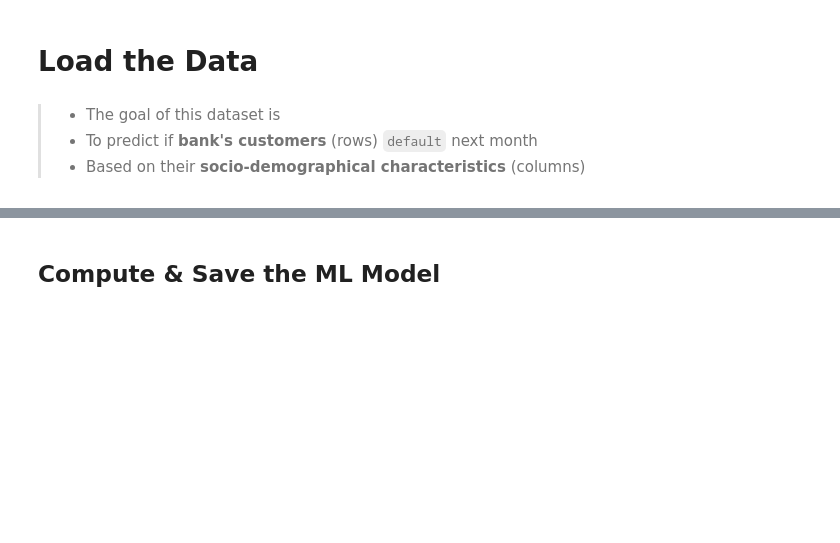
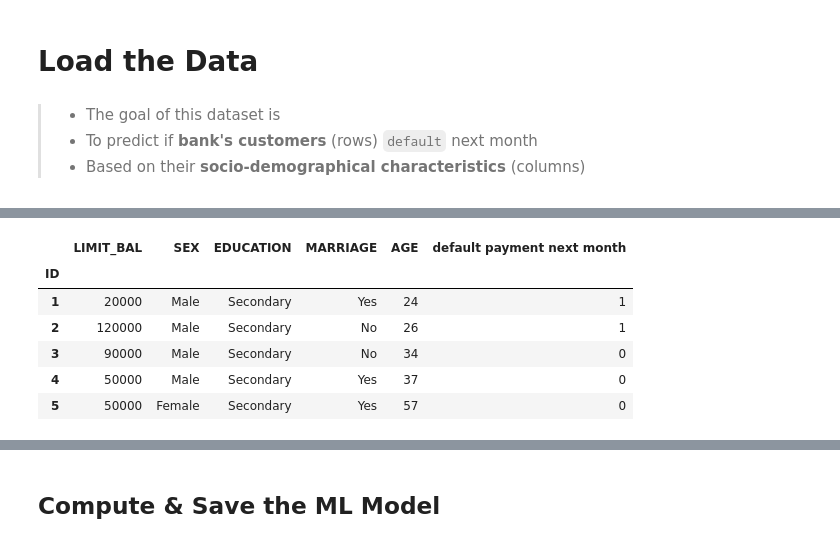
Before and after one commit to apoboldon/machine-learning-program, a Jupyter notebook: 01_Web Development & Machine Learning Deployment/01session_ml-deployment.ipynb, the cells around one changed output, grey strips where cells are left out. Drawn from its saved outputs; the diff is of its cells as text; code cells hidden in the pictures; blank space fills up the shorter version.

```diff
--- a/01_Web Development & Machine Learning Deployment/01session_ml-deployment.ipynb
+++ b/01_Web Development & Machine Learning Deployment/01session_ml-deployment.ipynb
@@ -60,2 +60,14 @@ df.sample(10)
+# %%
+dfbase = df.copy()
+# %%
+dfbase.head()
+# %% [output]
+|  | LIMIT_BAL | SEX | EDUCATION | MARRIAGE | AGE | default payment next month |
+| ID |  |  |  |  |  |  |
+| 1 | 20000 | Male | Secondary | Yes | 24 | 1 |
+| 2 | 120000 | Male | Secondary | No | 26 | 1 |
+| 3 | 90000 | Male | Secondary | No | 34 | 0 |
+| 4 | 50000 | Male | Secondary | Yes | 37 | 0 |
+| 5 | 50000 | Female | Secondary | Yes | 57 | 0 |
 # %%
 df = pd.get_dummies(df, drop_first=True)
```
Also changed, not shown: parts of 46 cells of this notebook.
